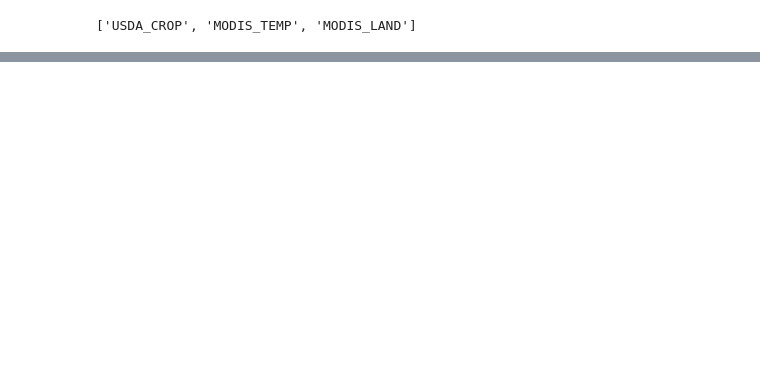
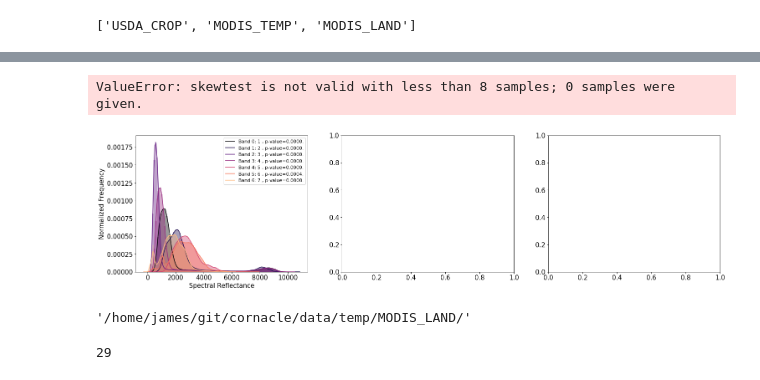
Before and after one commit to james-lederman/cornacle, a Jupyter notebook: preprocessing-earth-engine-sat-data.ipynb, the cells around one changed output, grey strips where cells are left out. Saved outputs shown, nothing was run; the diff lists cells and outputs as text; code cells hidden in the pictures; blank space fills up the shorter version.

Commit message:
refactoring plot funcs

```diff
--- a/preprocessing-earth-engine-sat-data.ipynb
+++ b/preprocessing-earth-engine-sat-data.ipynb
@@ -1034,0 +1134,3 @@ ValueError: Dimension of the matrix is not correct.
+# %%
+rand_idx = random.sample(range(0, len(fips)), nsample)
+rand_idx
@@ -1034,0 +1165,2 @@ ValueError: Dimension of the matrix is not correct.
+# %%
+data = {band:[] for band in range(0, nband)}
@@ -1034,0 +1175,15 @@ ValueError: Dimension of the matrix is not correct.
+# %%
+for i in tqdm(fips[rand_idx]):
+#file = random.choice(os.listdir("D://projectII_temp_data//MODIS_LAND"))
+    try:
+        test = np.load(file_dir + str(i[0]) + '_' + str(i[1]) + '_' + str(i[2]) + '.npy')
+        for band in range(nband):
+                data[band] = np.append(data[band], test[:, :, band].ravel())
+                data[band] = data[band][np.nonzero(data[band])]
+    except: # In case it hits [51,131] or [46, 102]
+        pass
+
+
+    # return data
+# %%
+plt_MODIS_LAND = data
@@ -1034,0 +1203,46 @@ ValueError: Dimension of the matrix is not correct.
+# %%
+cm = pylab.get_cmap('viridis')
+band_name = {'MODIS_LAND': [1,2,3,4,5,6,7],
+             'MODIS_TEMP': ['Day land surface temperature', 'Night land surface temperature']}
+             #,
+             #'USDA_MOISTURE': ['Surface Moisture', 'Subsurface Moisture']}
+nband = [7, 2]#, 2]
+plt_files = [plt_MODIS_LAND, plt_MODIS_TEMP]#, plt_USDA_MOISTURE]
+xlabel = ['Spectral Reflectance', 'Surface Temperature (Kelvin)']#, 'Soil Moisture (mm)']
+
+f, axs = plt.subplots(1, 3, figsize=(25,6))
+
+for i, (name, plt_file) in enumerate(zip(band_name, plt_files)):
+    cm = pylab.get_cmap('magma')
+
+    for band in range(nband[i]):
+        color = cm(1.*band/nband[i])
+        _, p = normaltest(plt_file[band])
+        sns.distplot(plt_file[band], color=color, ax=axs[i], bins=100, \
+                     kde_kws={"label": 'Band {}: {} , p-value={:.4f}.'.format(band, band_name[name][band], p)})
+
+    axs[i].set_xlabel(xlabel[i], fontsize=MEDIUM_SIZE)
+    axs[i].set_ylabel('Normalized Frequency', fontsize=MEDIUM_SIZE)
+
+plt.tight_layout()
+plt.savefig('band distribution', dpi=500)
+plt.show()
+# %% [output]
+ValueError: skewtest is not valid with less than 8 samples; 0 samples were given.
+[figure, added]
+# %%
+file_dir
+# %% [output]
+'/home/james/git/cornacle/data/temp/MODIS_LAND/'
+# %%
+files = listdir(file_dir)
+test = np.load(file_dir+files[7])
+test.shape
+listdir(file_dir)
+files = listdir(path)
+#    fips = yield_dataframe[['YEAR', 'STATE_FIPS', 'COUNTY_FIPS']][yield_dataframe['YEAR'] >= 2010].values
+
+#rand_idx = random.sample(range(len(files)), nsample)
+len(files)
+# %% [output]
+29
```
Also changed, not shown: parts of 41 cells of this notebook.
